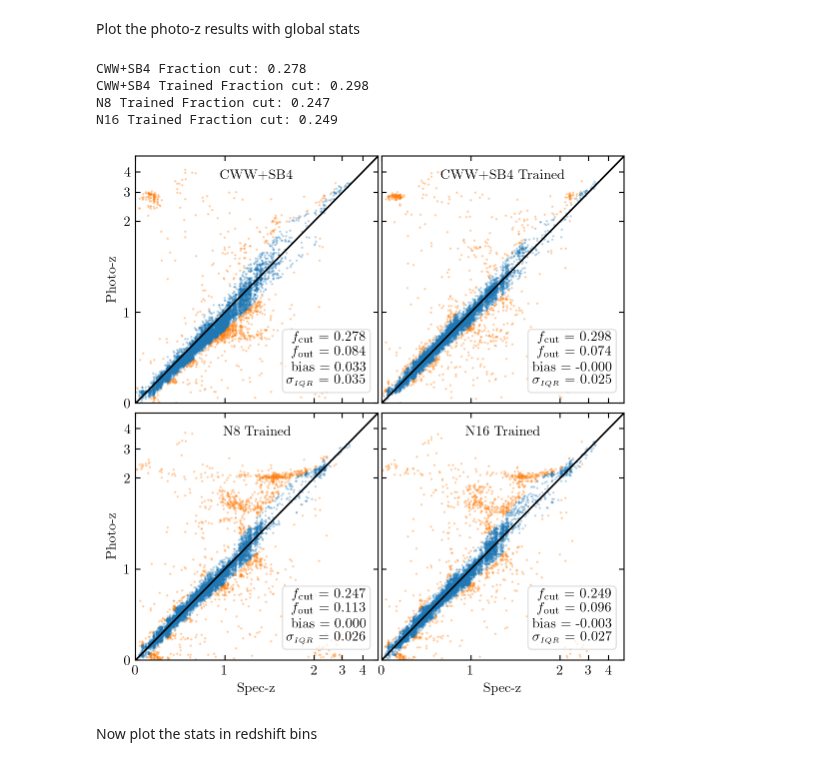
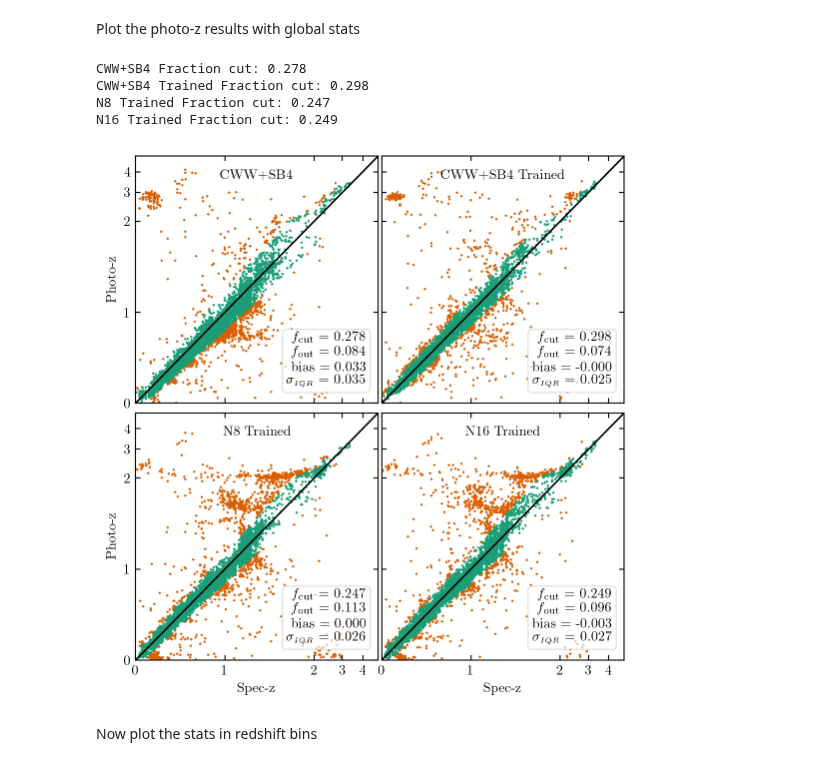
Before and after one commit to dirac-institute/photoz_template_learning, a Jupyter notebook: photoz_analysis.ipynb, the cells around one changed output. Saved outputs shown, nothing was run; the diff lists cells and outputs as text; code cells hidden in the pictures.

```diff
--- a/photoz_analysis.ipynb
+++ b/photoz_analysis.ipynb
@@ -136,9 +140,9 @@ for name,ax in zip(photoz_results,axes.flatten()):
     IQRstdd = stats[3]
     dzo1pzp = (zs - zp)/(1.0 + zp)
     idx = np.where( np.fabs( dzo1pzp ) > (3.0*IQRstdd) )
-    ax.scatter(zs[idx], zp[idx], c='C1',s=0.5, alpha=0.3)
+    ax.scatter(zs[idx], zp[idx], c='C1',s=0.5, alpha=1)
     idx = np.where( np.fabs( dzo1pzp ) <= (3.0*IQRstdd) )
-    ax.scatter(zs[idx], zp[idx], c='C0', s=0.5, alpha=0.25)
+    ax.scatter(zs[idx], zp[idx], c='C2', s=0.5, alpha=1)
 
     # plot y=x to guide the eye
     ax.plot([0,7], [0,7], c='k')
@@ -153,34 +157,34 @@ for name,ax in zip(photoz_results,axes.flatten()):
             '$f_{\mathrm{out}}$ = '+'{0:.3f}\n'.format(fout) +\
             'bias = '+'{0:.3f}\n'.format(IQRbias) +\
             '$\sigma_{\scriptscriptstyle IQR}$ = '+'{0:.3f}'.format(IQRstdd)
     ax.text(0.95,0.06, text, transform=ax.transAxes,ha='right',va='bottom',
         bbox=dict(facecolor='white', alpha=0.65, edgecolor='lightgrey', boxstyle='round'))
 
     ax.text(0.5,0.92, name, transform=ax.transAxes,ha='center',va='center')
 
 
 for i in [0,1]:
     axes[1,i].set_xlabel('Spec-z')
     axes[1,i].set_xlim(0,5)
     axes[1,i].set_xscale('symlog')
     axes[1,i].set_xticks([0,1,2,3,4])
     axes[1,i].set_xticklabels([0,1,2,3,4])
 
     axes[i,0].set_ylabel("Photo-z")
     axes[i,0].set_ylim(0,5)
     axes[i,0].set_yscale('symlog')
     axes[i,0].set_yticks([0,1,2,3,4])
     axes[i,0].set_yticklabels([0,1,2,3,4])
 
 fig.tight_layout(pad=0.5, h_pad=0.15, w_pad=0)
 #fig.savefig('plots/photoz_results.png')
 plt.show()
 # %% [output]
 CWW+SB4 Fraction cut: 0.278
 CWW+SB4 Trained Fraction cut: 0.298
 N8 Trained Fraction cut: 0.247
 N16 Trained Fraction cut: 0.249
-[figure, old version]
+[figure, new version]
 # %% [markdown]
 Now plot the stats in redshift bins
 # %%
```
Also changed, not shown: parts of 1 cell of this notebook.
